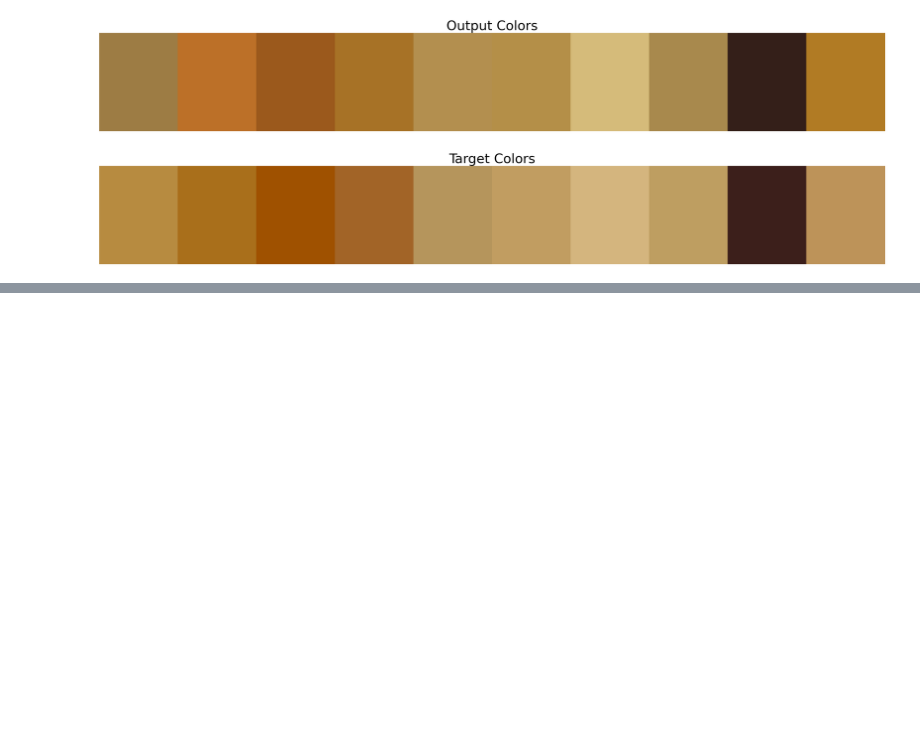
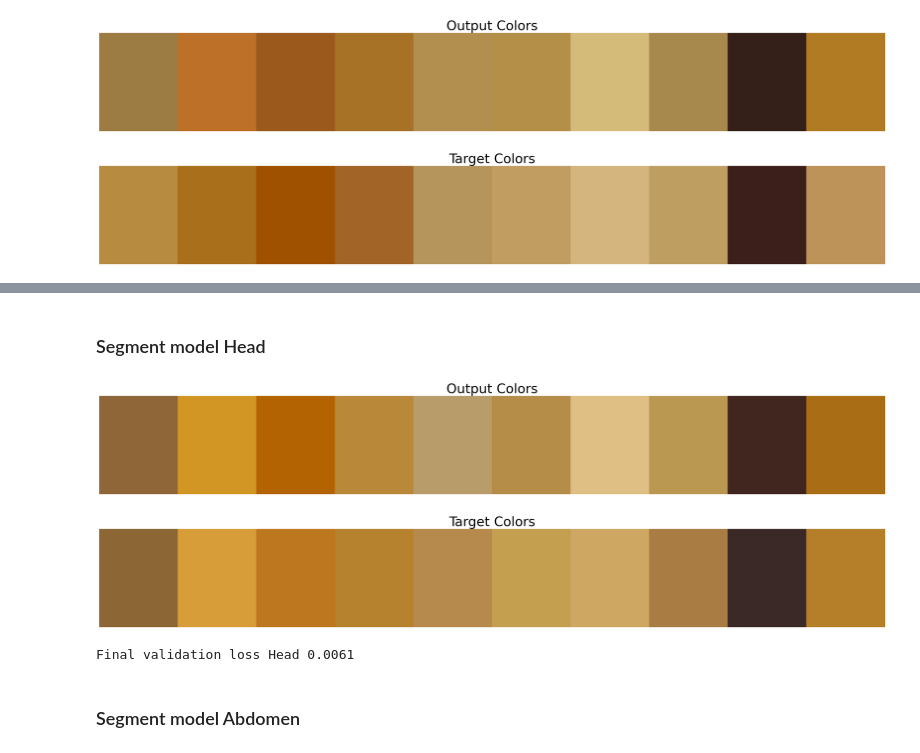
Before and after one commit to CS-433/ml-project-2-kalamariunionen, a Jupyter notebook: analysis.ipynb, the cells around one changed output, grey strips where cells are left out. Saved outputs shown, nothing was run; the diff lists cells and outputs as text; code cells hidden in the pictures; blank space fills up the shorter version.

```diff
--- a/analysis.ipynb
+++ b/analysis.ipynb
@@ -255,0 +256,24 @@ Final validation loss Head 0.0063
+# %% [markdown]
+### Segment model Head
+# %%
+#Head
+file_path_target = "/Users/lisavind/Desktop/Model_zoomed/target_colors_head.pkl"
+target_colors_head_zoomed = open_pickle(file_path_target)
+
+file_path_output = "/Users/lisavind/Desktop/Model_zoomed/output_colors_head.pkl"
+output_colors_head_zoomed = open_pickle(file_path_output)
+# %%
+# Plot output and target color
+plot_rgb_blocks(convert(target_colors_head_zoomed[0]), "Output Colors",max_colors = 10)
+plot_rgb_blocks(convert(output_colors_head_zoomed[0]), "Target Colors",max_colors = 10)
+# %% [output]
+[figure, added]
+[figure, added]
+# %%
+loss_head_zoomed = calulate_MSE_loss(target_colors_head_zoomed,output_colors_head_zoomed)
+
+print('Final validation loss Head', round(loss_head_zoomed.item() / len(target_colors_head_zoomed), 4))
+# %% [output]
+Final validation loss Head 0.0061
+# %% [markdown]
+### Segment model Abdomen
```
Also changed, not shown: parts of 10 cells of this notebook.
